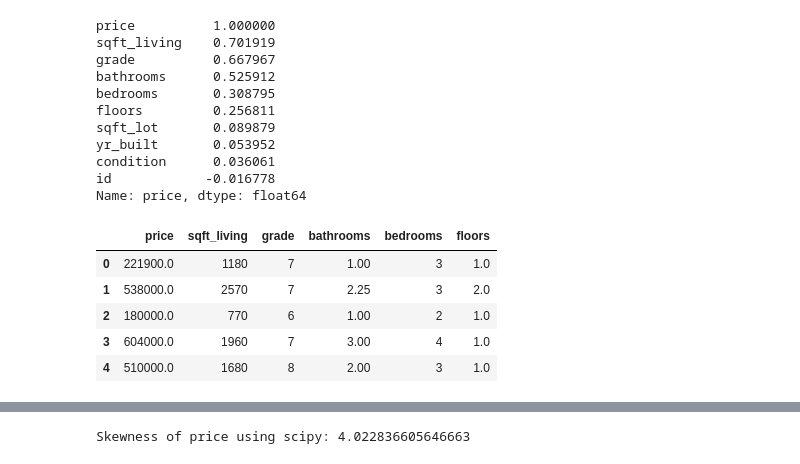
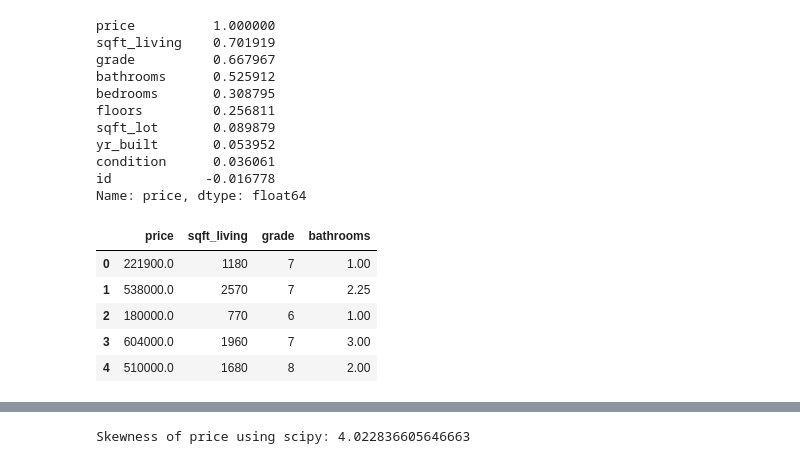
Before and after one commit to ANGI3MAINA/King-County-Housing-Analysis, a Jupyter notebook: Data/Work/George.ipynb, the cells around one changed output, grey strips where cells are left out. Saved outputs shown, nothing was run; the diff lists cells and outputs as text; code cells hidden in the pictures.

```diff
--- a/Data/Work/George.ipynb
+++ b/Data/Work/George.ipynb
@@ -202,16 +201,16 @@ Name: price, dtype: float64
 # %%
 ##SELECT relevant features with the highest correlations
 # Selected relevant features based on correlation and feature importance
-selected_features = ['price', 'sqft_living', 'grade', 'bathrooms', 'bedrooms', 'floors']
+selected_features = [ 'price', 'sqft_living', 'grade', 'bathrooms']
 # Select only the relevant columns
 house_df_relevant = house_df_cleaned[selected_features]
 # Display the first few rows to verify
 house_df_relevant.head()
 # %% [output]
-|  | price | sqft_living | grade | bathrooms | bedrooms | floors |
-| 0 | 221900.0 | 1180 | 7 | 1.00 | 3 | 1.0 |
-| 1 | 538000.0 | 2570 | 7 | 2.25 | 3 | 2.0 |
-| 2 | 180000.0 | 770 | 6 | 1.00 | 2 | 1.0 |
-| 3 | 604000.0 | 1960 | 7 | 3.00 | 4 | 1.0 |
-| 4 | 510000.0 | 1680 | 8 | 2.00 | 3 | 1.0 |
+|  | price | sqft_living | grade | bathrooms |
+| 0 | 221900.0 | 1180 | 7 | 1.00 |
+| 1 | 538000.0 | 2570 | 7 | 2.25 |
+| 2 | 180000.0 | 770 | 6 | 1.00 |
+| 3 | 604000.0 | 1960 | 7 | 3.00 |
+| 4 | 510000.0 | 1680 | 8 | 2.00 |
 # %%
```
Also changed, not shown: parts of 19 cells of this notebook.
